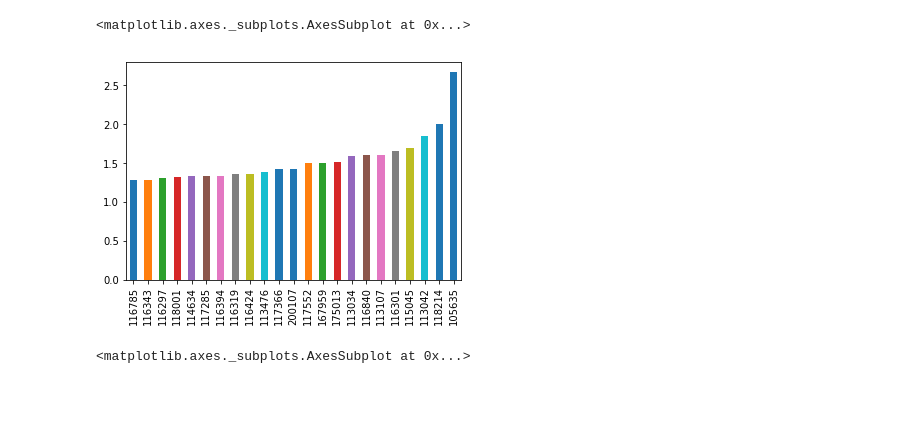
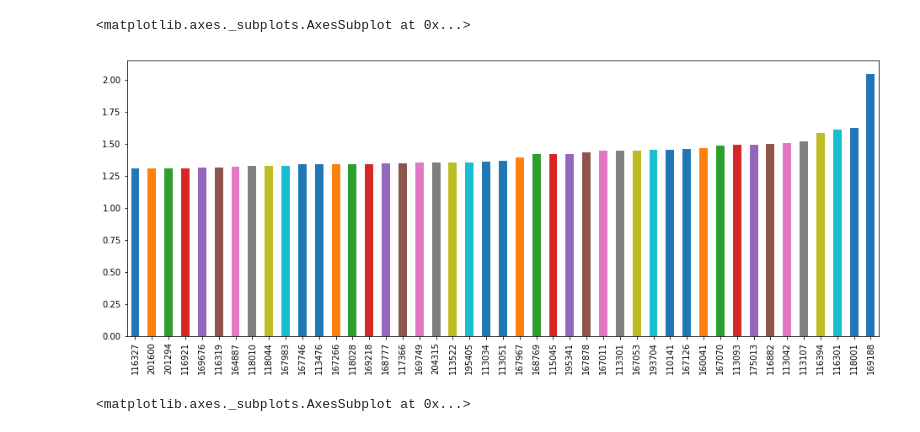
Before and after one commit to pedrobpio/TG, a Jupyter notebook: grafico_mean_tries_per_course.ipynb, the cells around one changed output. Cells and saved outputs as stored; diff of their text form; code cells hidden in the pictures; blank space fills up the shorter version.

```diff
--- a/grafico_mean_tries_per_course.ipynb
+++ b/grafico_mean_tries_per_course.ipynb
@@ -10,6 +10,7 @@ pd.set_option('display.max_rows', 500)
 pd.set_option('display.max_columns', 500)
 pd.set_option('display.width', 1000)
 # %%
+df = pd.read_csv("aluno_quant_Materias_cotistas.csv", index_col=0)
 df0 = pd.read_csv("aluno_quant_Materias_cotistas_0.csv", index_col=0)
 df1 = pd.read_csv("aluno_quant_Materias_cotistas_1.csv", index_col=0)
 df2 = pd.read_csv("aluno_quant_Materias_cotistas_2.csv", index_col=0)
@@ -20,6 +21,8 @@ df5 = pd.read_csv("aluno_quant_Materias_cotistas_5.csv", index_col=0)
 #filtra materias
 undropableCol = ["curso","saiu","Cotista","Raça","Sexo","Tipo de Escola"]
 dropVal = 1
+dropValAll = 30
+df.drop([col for col, val in df.sum().iteritems() if val < dropValAll and col not in undropableCol], axis=1, inplace=True)
 df0.drop([col for col, val in df0.sum().iteritems() if val < dropVal and col not in undropableCol], axis=1, inplace=True)
 df1.drop([col for col, val in df1.sum().iteritems() if val < dropVal and col not in undropableCol], axis=1, inplace=True)
 df2.drop([col for col, val in df2.sum().iteritems() if val < dropVal and col not in undropableCol], axis=1, inplace=True)
@@ -27,20 +30,20 @@ df3.drop([col for col, val in df3.sum().iteritems() if val < dropVal and col not
 df4.drop([col for col, val in df4.sum().iteritems() if val < dropVal and col not in undropableCol], axis=1, inplace=True)
 df5.drop([col for col, val in df5.sum().iteritems() if val < dropVal and col not in undropableCol], axis=1, inplace=True)
 # %%
-disciplinas = list(df0.columns[6:]) #- ["curso","saiu","Cotista","Raça","Sexo","Tipo de Escola"]
+disciplinas = list(df.columns[6:]) #- ["curso","saiu","Cotista","Raça","Sexo","Tipo de Escola"]
 s = pd.Series(index = disciplinas, dtype=float)
 # disciplinas
 
-a = df0.sum()
+a = df.sum()
 for d in disciplinas:
 #     print (type(d))
-    b  = df0[df0[str(d)]>0].count()
+    b  = df[df[str(d)]>0].count()
     s[d] = a[str(d)]/b[0]
 # %%
-s[s>1.25].sort_values().plot.bar()
+s[s>1.3].sort_values().plot.bar(figsize=(16, 6))
 # %% [output]
 <matplotlib.axes._subplots.AxesSubplot at 0x...>
-[figure, old version]
+[figure, new version]
 # %%
 a = s[s>1.4].keys()
 # %%
```
Also changed, not shown: 1 other file.
